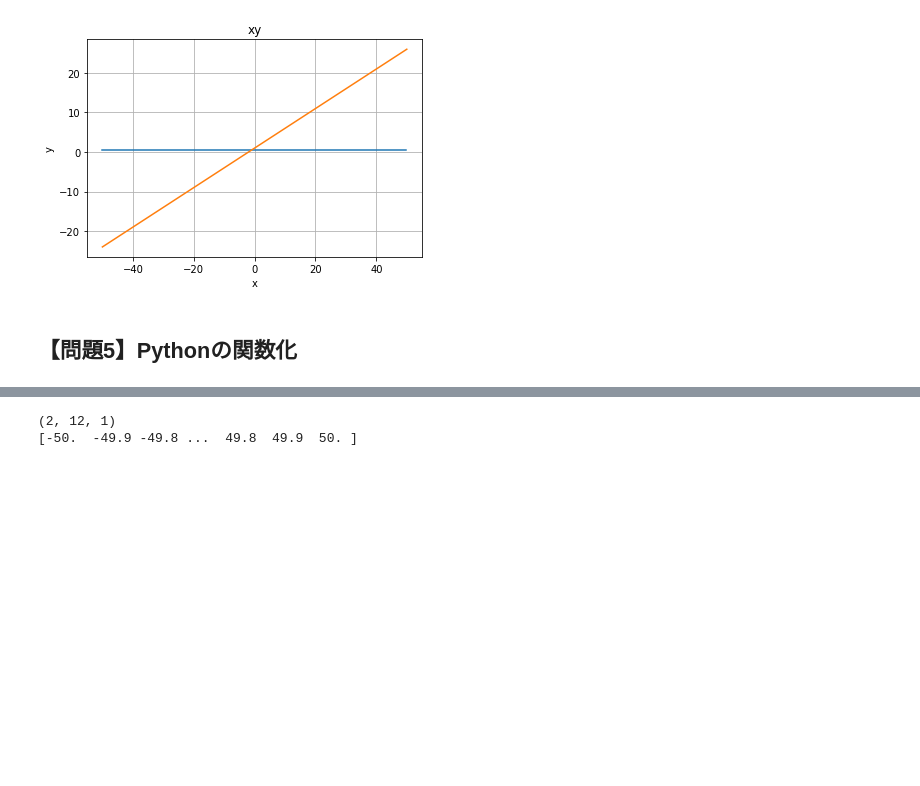
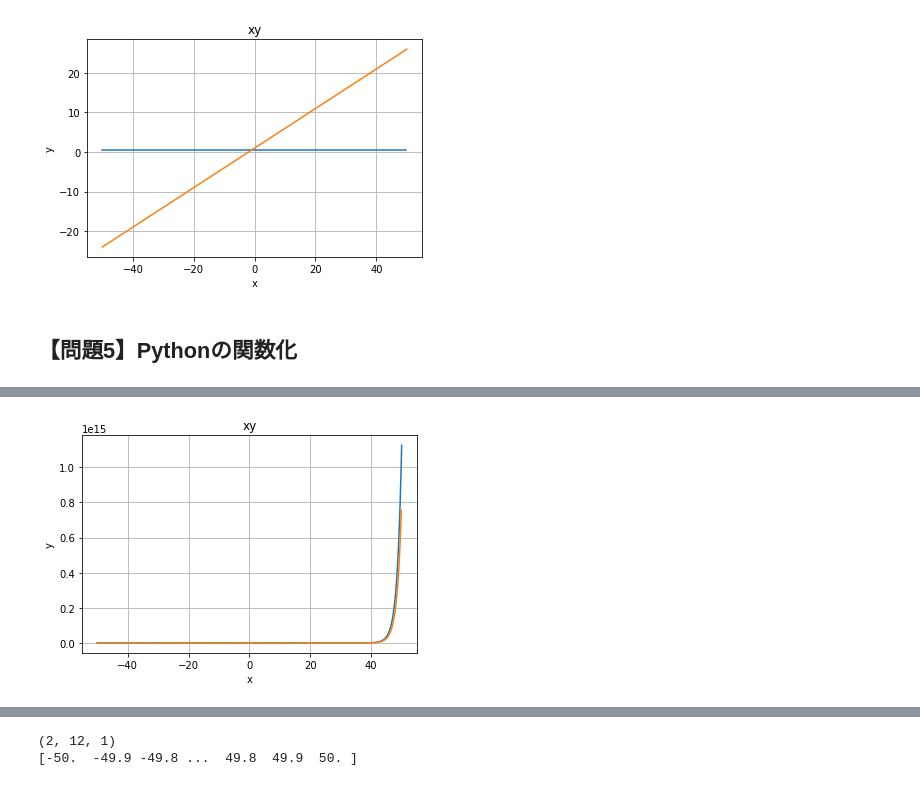
Before and after one commit to satomi23/diveintocode-ml, a Jupyter notebook: week2-1.ipynb, the cells around one changed output, grey strips where cells are left out. Cells and saved outputs as stored; diff of their text form; code cells hidden in the pictures; blank space fills up the shorter version.

```diff
--- a/week2-1.ipynb
+++ b/week2-1.ipynb
@@ -185,0 +281,4 @@ array_xy, gradient = compute_gra()
+# %%
+# 関数実行
+a=(-50,50.1,0.1)
+array_xy_s_2, gradient_s_2 = compute_gra_s_2(a)
@@ -185,0 +296,37 @@ array_xy, gradient = compute_gra()
+# %%
+## y=2x**2+2**xの場合
+def compute_gra_s_3(x):
+    # 関数に当てはめてxとyの値の配列を作成　【問1】
+    array_x = np.arange(*x,dtype=float)
+    array_y = function3(array_x)
+
+    # xとyの配列の結合　【問2】
+    xy = np.vstack((array_x,array_y))
+    array_xy = xy.T
+
+    # 勾配を求める　【問3】
+    x_henka = array_x[1:]-array_x[:-1]
+    y_henka = array_y[1:]-array_y[:-1]
+    gradient = y_henka/x_henka
+
+    pass
+
+    return array_xy, gradient
+
+def function3(array_x):
+    array_y = (2*(array_x**2))+(2**(array_x))
+    return array_y
+# %%
+#実行
+array_xy_s_3, gradient_s_3 = compute_gra_s_3(a)
+# %%
+# グラフ化
+plt.title("xy")
+plt.xlabel('x')
+plt.ylabel('y')
+plt.grid()
+plt.plot(array_xy_s_3[:,0],array_xy_s_3[:,1])
+plt.plot(array_xy_s_3[:-1,0],gradient_s_3[:])
+plt.show()
+# %% [output]
+[figure, added]
```
Also changed, not shown: parts of 13 cells of this notebook.
